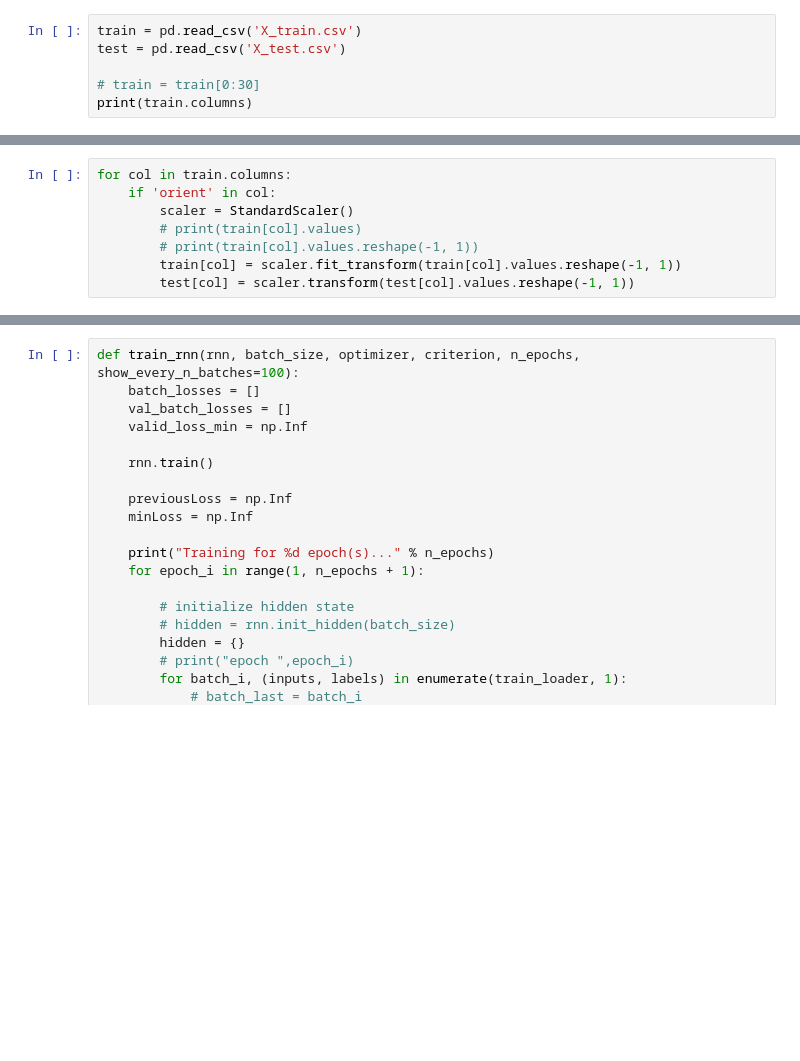
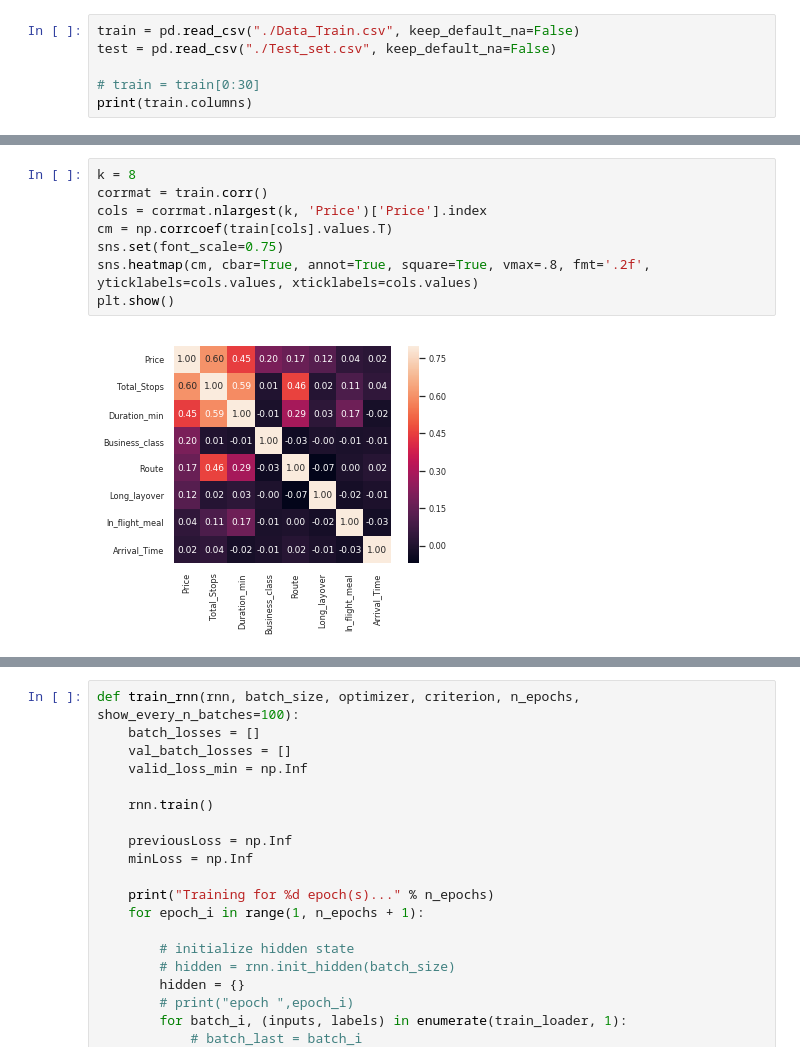
Before and after one commit to koushik-elite/Udacity-samples, a Jupyter notebook: Untitled.ipynb, the cells around one changed output, grey strips where cells are left out. Cells and saved outputs as stored; diff of their text form; blank space fills up the shorter version.

```diff
--- a/Untitled.ipynb
+++ b/Untitled.ipynb
@@ -21,6 +35,6 @@ from sklearn.preprocessing import StandardScaler
 # %%
-train = pd.read_csv('X_train.csv')
-test = pd.read_csv('X_test.csv')
+train = pd.read_csv("./Data_Train.csv", keep_default_na=False)
+test = pd.read_csv("./Test_set.csv", keep_default_na=False)
 
 # train = train[0:30]
 print(train.columns)
@@ -32,9 +45 @@ Index(['row_id', 'series_id', 'measurement_number', 'orientation_X',
       dtype='object')
-# %%
-for col in train.columns:
-    if 'orient' in col:
-        scaler = StandardScaler()
-        # print(train[col].values)
-        # print(train[col].values.reshape(-1, 1))
-        train[col] = scaler.fit_transform(train[col].values.reshape(-1, 1))
-        test[col] = scaler.transform(test[col].values.reshape(-1, 1))
@@ -40,0 +143,10 @@ for col in train.columns:
+# %%
+k = 8
+corrmat = train.corr()
+cols = corrmat.nlargest(k, 'Price')['Price'].index
+cm = np.corrcoef(train[cols].values.T)
+sns.set(font_scale=0.75)
+sns.heatmap(cm, cbar=True, annot=True, square=True, vmax=.8, fmt='.2f', yticklabels=cols.values, xticklabels=cols.values)
+plt.show()
+# %% [output]
+[figure, added]
```
Also changed, not shown: parts of 33 cells of this notebook, 1 other file.
